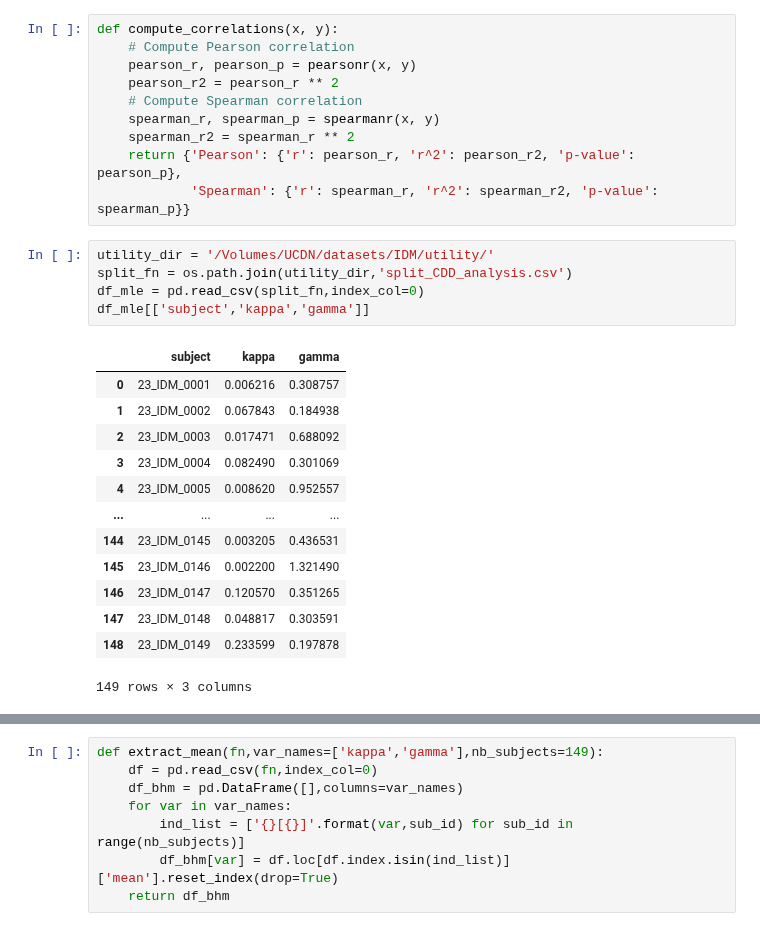
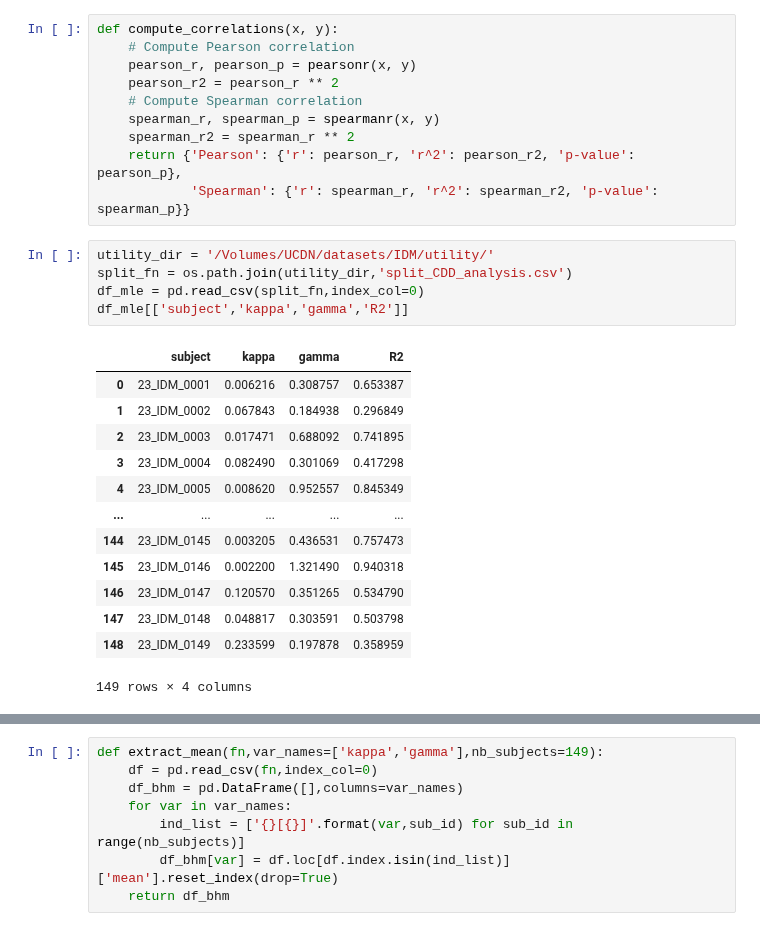
Before and after one commit to CDN-Lab/BH_model, a Jupyter notebook: BHM_MLE_correlation.ipynb, the cells around one changed output, grey strips where cells are left out. Cells and saved outputs as stored; diff of their text form.

```diff
--- a/BHM_MLE_correlation.ipynb
+++ b/BHM_MLE_correlation.ipynb
@@ -19,19 +19,19 @@ def compute_correlations(x, y):
 # %%
 utility_dir = '/Volumes/UCDN/datasets/IDM/utility/'
 split_fn = os.path.join(utility_dir,'split_CDD_analysis.csv')
 df_mle = pd.read_csv(split_fn,index_col=0)
-df_mle[['subject','kappa','gamma']]
+df_mle[['subject','kappa','gamma','R2']]
 # %% [output]
-|  | subject | kappa | gamma |
-| 0 | 23_IDM_0001 | 0.006216 | 0.308757 |
-| 1 | 23_IDM_0002 | 0.067843 | 0.184938 |
-| 2 | 23_IDM_0003 | 0.017471 | 0.688092 |
-| 3 | 23_IDM_0004 | 0.082490 | 0.301069 |
-| 4 | 23_IDM_0005 | 0.008620 | 0.952557 |
-| ... | ... | ... | ... |
-| 144 | 23_IDM_0145 | 0.003205 | 0.436531 |
-| 145 | 23_IDM_0146 | 0.002200 | 1.321490 |
-| 146 | 23_IDM_0147 | 0.120570 | 0.351265 |
-| 147 | 23_IDM_0148 | 0.048817 | 0.303591 |
-| 148 | 23_IDM_0149 | 0.233599 | 0.197878 |
+|  | subject | kappa | gamma | R2 |
+| 0 | 23_IDM_0001 | 0.006216 | 0.308757 | 0.653387 |
+| 1 | 23_IDM_0002 | 0.067843 | 0.184938 | 0.296849 |
+| 2 | 23_IDM_0003 | 0.017471 | 0.688092 | 0.741895 |
+| 3 | 23_IDM_0004 | 0.082490 | 0.301069 | 0.417298 |
+| 4 | 23_IDM_0005 | 0.008620 | 0.952557 | 0.845349 |
+| ... | ... | ... | ... | ... |
+| 144 | 23_IDM_0145 | 0.003205 | 0.436531 | 0.757473 |
+| 145 | 23_IDM_0146 | 0.002200 | 1.321490 | 0.940318 |
+| 146 | 23_IDM_0147 | 0.120570 | 0.351265 | 0.534790 |
+| 147 | 23_IDM_0148 | 0.048817 | 0.303591 | 0.503798 |
+| 148 | 23_IDM_0149 | 0.233599 | 0.197878 | 0.358959 |
-149 rows × 3 columns
+149 rows × 4 columns
```
Also changed, not shown: parts of 4 cells of this notebook, 1 other file.
